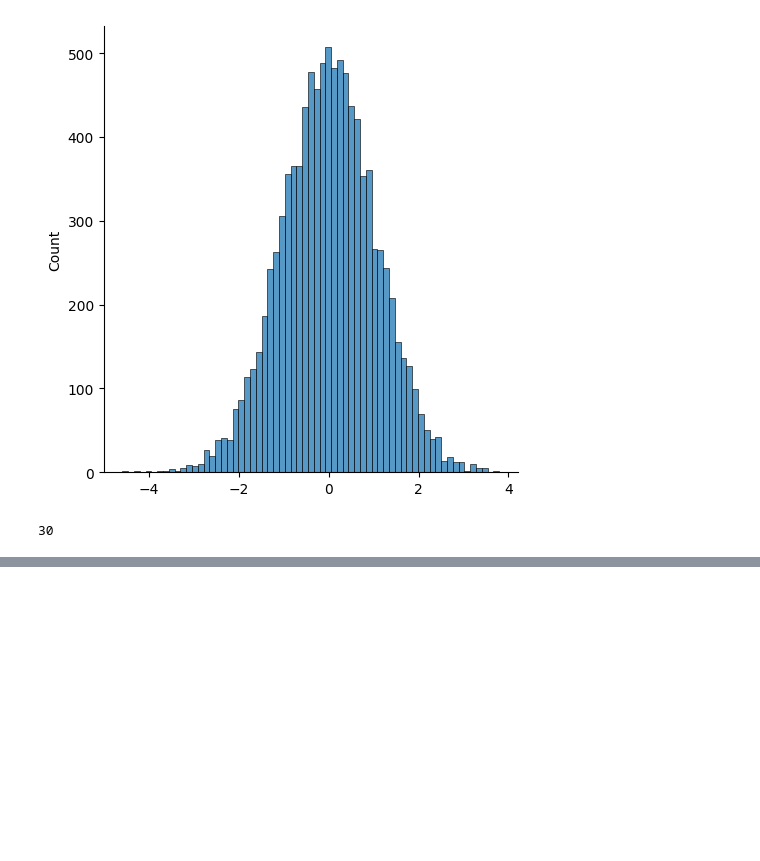
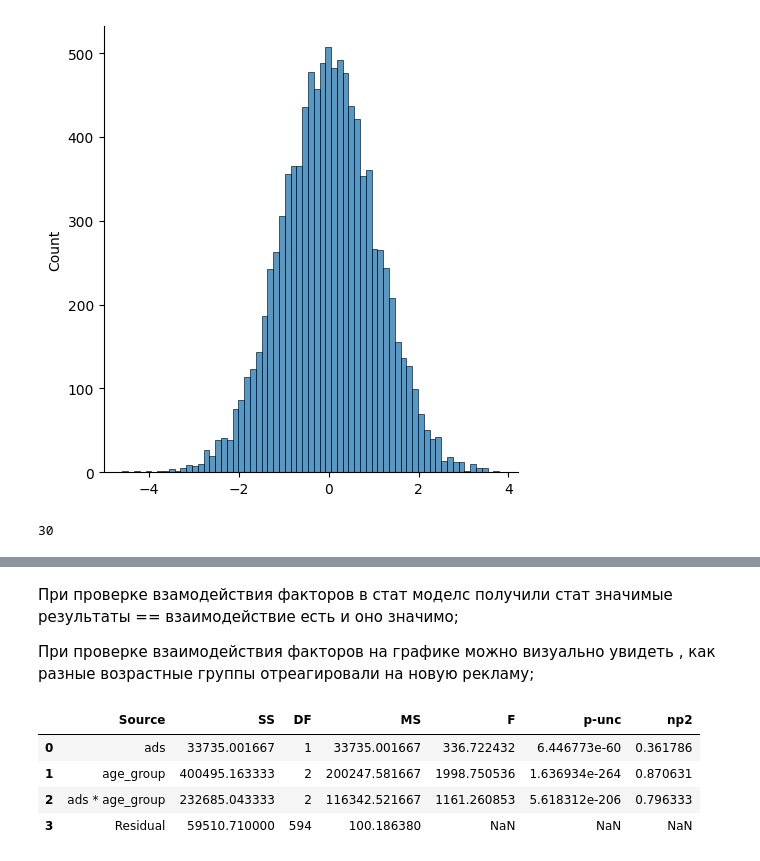
Before and after one commit to Dimkalinin/self-development, a Jupyter notebook: learning_process/learning_process_interval.ipynb, the cells around one changed output, grey strips where cells are left out. Saved outputs shown, nothing was run; the diff lists cells and outputs as text; code cells hidden in the pictures; blank space fills up the shorter version.

```diff
--- a/learning_process/learning_process_interval.ipynb
+++ b/learning_process/learning_process_interval.ipynb
@@ -451,0 +522,14 @@ Multiple Comparison of Means - Tukey HSD, FWER=0.05
+# %% [markdown]
+При проверке взамодействия факторов в стат моделс получили стат значимые результаты == взаимодействие есть и оно значимо;
+
+При проверке взаимодействия факторов на графике можно визуально увидеть , как разные возрастные группы отреагировали на новую рекламу;
+# %%
+#сделаем то же самое в pingouin
+#проверяет влияние факторов и их взаимодействие(n2 показывает влияние только этого фактора без учета других факторов)
+pg.anova(data=ads_clicks, dv='clicks', between=['ads','age_group'])
+# %% [output]
+|  | Source | SS | DF | MS | F | p-unc | np2 |
+| 0 | ads | 33735.001667 | 1 | 33735.001667 | 336.722432 | 6.446773e-60 | 0.361786 |
+| 1 | age_group | 400495.163333 | 2 | 200247.581667 | 1998.750536 | 1.636934e-264 | 0.870631 |
+| 2 | ads * age_group | 232685.043333 | 2 | 116342.521667 | 1161.260853 | 5.618312e-206 | 0.796333 |
+| 3 | Residual | 59510.710000 | 594 | 100.186380 | NaN | NaN | NaN |
```
Also changed, not shown: parts of 108 cells of this notebook, 1 other file.
